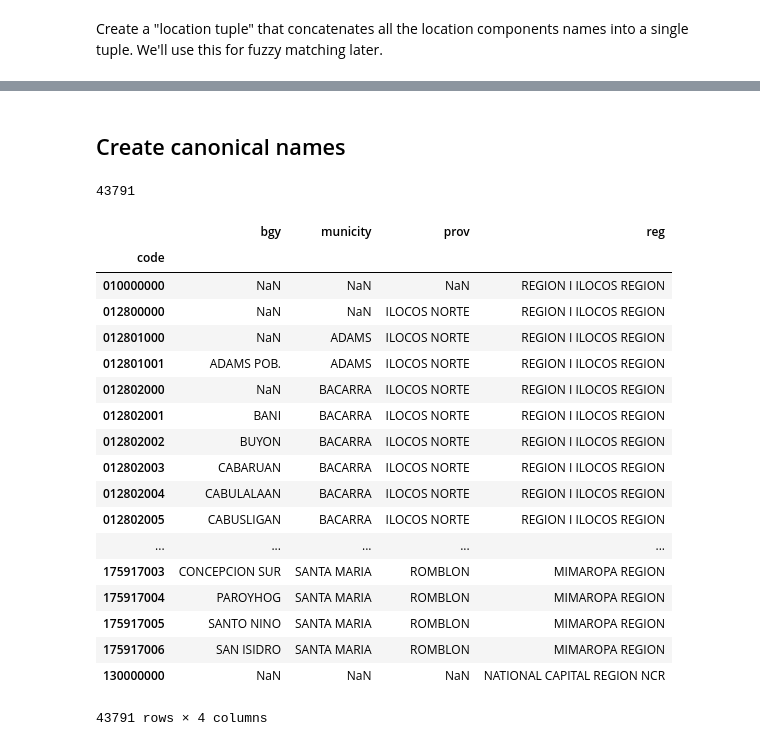
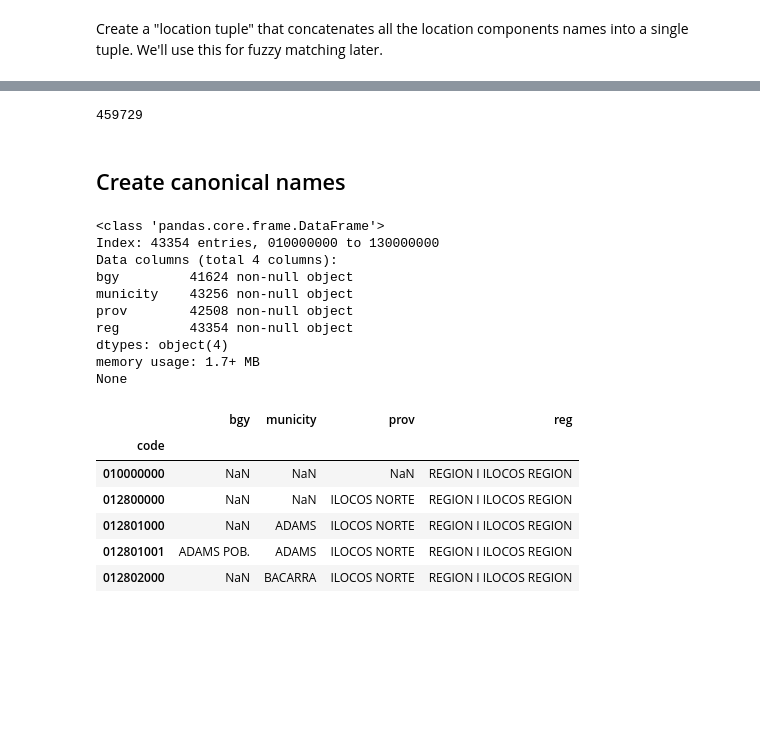
Before and after one commit to thinkingmachines/linksight-2018, a Jupyter notebook: data/Prepare PSGC Reference File.ipynb, the cells around one changed output, grey strips where cells are left out. Saved outputs shown, nothing was run; the diff lists cells and outputs as text; code cells hidden in the pictures; blank space fills up the shorter version.

```diff
--- a/data/Prepare PSGC Reference File.ipynb
+++ b/data/Prepare PSGC Reference File.ipynb
@@ -404,30 +355,7 @@ memory usage: 40.3+ MB
+# %%
+psgc_unpivot = psgc_unpivot.drop_duplicates(keep="first")
+len(psgc_unpivot)
+# %% [output]
+459729
 # %% [markdown]
 ## Create canonical names
-# %%
-canonical_names = psgc_unpivot.drop_duplicates(subset=["code"],keep="first")[['code','adm4_name',"adm3_name","adm2_name","adm1_name"]]
-canonical_names = canonical_names.rename(columns={'adm4_name':'bgy','adm3_name':'municity','adm2_name':'prov','adm1_name':'reg'}).set_index('code')
-len(canonical_names)
-# %% [output]
-43791
-# %%
-canonical_names
-# %% [output]
-|  | bgy | municity | prov | reg |
-| code |  |  |  |  |
-| 010000000 | NaN | NaN | NaN | REGION I ILOCOS REGION |
-| 012800000 | NaN | NaN | ILOCOS NORTE | REGION I ILOCOS REGION |
-| 012801000 | NaN | ADAMS | ILOCOS NORTE | REGION I ILOCOS REGION |
-| 012801001 | ADAMS POB. | ADAMS | ILOCOS NORTE | REGION I ILOCOS REGION |
-| 012802000 | NaN | BACARRA | ILOCOS NORTE | REGION I ILOCOS REGION |
-| 012802001 | BANI | BACARRA | ILOCOS NORTE | REGION I ILOCOS REGION |
-| 012802002 | BUYON | BACARRA | ILOCOS NORTE | REGION I ILOCOS REGION |
-| 012802003 | CABARUAN | BACARRA | ILOCOS NORTE | REGION I ILOCOS REGION |
-| 012802004 | CABULALAAN | BACARRA | ILOCOS NORTE | REGION I ILOCOS REGION |
-| 012802005 | CABUSLIGAN | BACARRA | ILOCOS NORTE | REGION I ILOCOS REGION |
-| ... | ... | ... | ... | ... |
-| 175917003 | CONCEPCION SUR | SANTA MARIA | ROMBLON | MIMAROPA REGION |
-| 175917004 | PAROYHOG | SANTA MARIA | ROMBLON | MIMAROPA REGION |
-| 175917005 | SANTO NINO | SANTA MARIA | ROMBLON | MIMAROPA REGION |
-| 175917006 | SAN ISIDRO | SANTA MARIA | ROMBLON | MIMAROPA REGION |
-| 130000000 | NaN | NaN | NaN | NATIONAL CAPITAL REGION NCR |
-43791 rows × 4 columns
@@ -434,3 +377,25 @@ canonical_names
+# %%
+print canonical_names.info()
+
+canonical_names.head()
+# %% [output]
+<class 'pandas.core.frame.DataFrame'>
+Index: 43354 entries, 010000000 to 130000000
+Data columns (total 4 columns):
+bgy         41624 non-null object
+municity    43256 non-null object
+prov        42508 non-null object
+reg         43354 non-null object
+dtypes: object(4)
+memory usage: 1.7+ MB
+None
+|  | bgy | municity | prov | reg |
+| code |  |  |  |  |
+| 010000000 | NaN | NaN | NaN | REGION I ILOCOS REGION |
+| 012800000 | NaN | NaN | ILOCOS NORTE | REGION I ILOCOS REGION |
+| 012801000 | NaN | ADAMS | ILOCOS NORTE | REGION I ILOCOS REGION |
+| 012801001 | ADAMS POB. | ADAMS | ILOCOS NORTE | REGION I ILOCOS REGION |
+| 012802000 | NaN | BACARRA | ILOCOS NORTE | REGION I ILOCOS REGION |
 # %%
 psgc_locations = psgc_unpivot[['loc_tuple','code']].dropna().drop_duplicates(keep="first")
 
```
Also changed, not shown: parts of 36 cells of this notebook, 3 other files.
